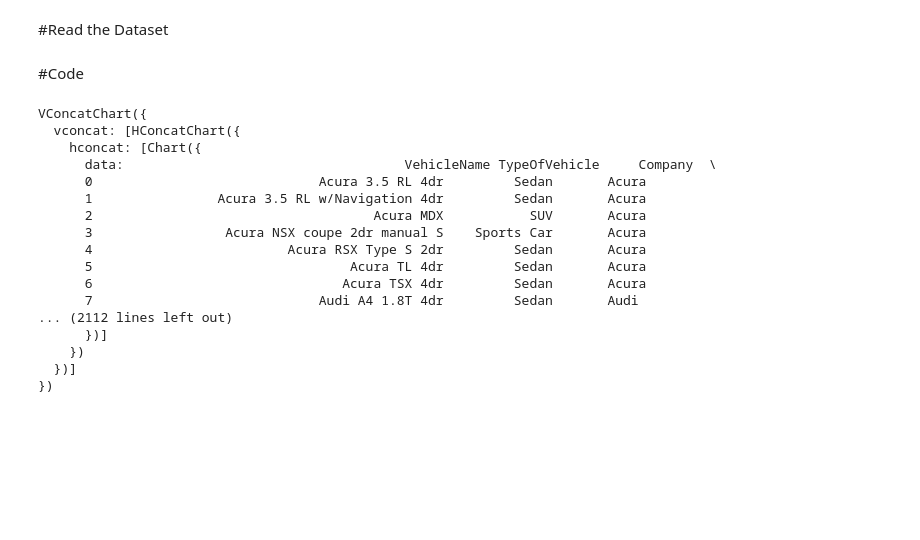
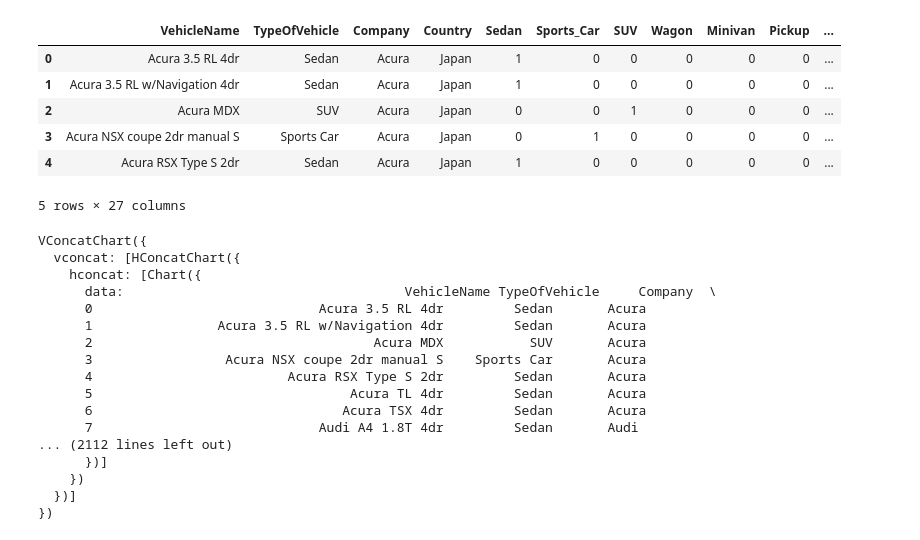
Before and after one commit to sunmeet10/10506082.github.ioA2-Interactive-Data-Visualization-on-Cars-Python, a Jupyter notebook: Interactive_Cars_Dataset.ipynb, the cells around one changed output. Saved outputs shown, nothing was run; the diff lists cells and outputs as text; code cells hidden in the pictures; blank space fills up the shorter version.

Commit message:
Python Notebook

```diff
--- a/Interactive_Cars_Dataset.ipynb
+++ b/Interactive_Cars_Dataset.ipynb
@@ -19,2 +7,0 @@ Saving 04cars data.xls to 04cars data (1).xls
-# %% [markdown]
-#Read the Dataset
@@ -24,5 +8,16 @@ df2 = pd.read_excel(io.BytesIO(uploaded['04cars data.xls']))
-# %% [markdown]
-#Code
+# %%
+import io
+df2 = pd.read_excel("https://raw.githubusercontent.com/sunmeet10/10506082.github.ioA2-Interactive-Data-Visualization-on-Cars-Python/master/04cars%20data.xls")
+# %%
+df2.head()
+# %% [output]
+|  | VehicleName | TypeOfVehicle | Company | Country | Sedan | Sports_Car | SUV | Wagon | Minivan | Pickup | ... |
+| 0 | Acura 3.5 RL 4dr | Sedan | Acura | Japan | 1 | 0 | 0 | 0 | 0 | 0 | ... |
+| 1 | Acura 3.5 RL w/Navigation 4dr | Sedan | Acura | Japan | 1 | 0 | 0 | 0 | 0 | 0 | ... |
+| 2 | Acura MDX | SUV | Acura | Japan | 0 | 0 | 1 | 0 | 0 | 0 | ... |
+| 3 | Acura NSX coupe 2dr manual S | Sports Car | Acura | Japan | 0 | 1 | 0 | 0 | 0 | 0 | ... |
+| 4 | Acura RSX Type S 2dr | Sedan | Acura | Japan | 1 | 0 | 0 | 0 | 0 | 0 | ... |
+5 rows × 27 columns
 # %%
 input_dropdown = alt.binding_select(options=list(set(df2.TypeOfVehicle)))
 interval = alt.selection_multi(fields=['Company'])
```
Also changed, not shown: parts of 4 cells of this notebook.
